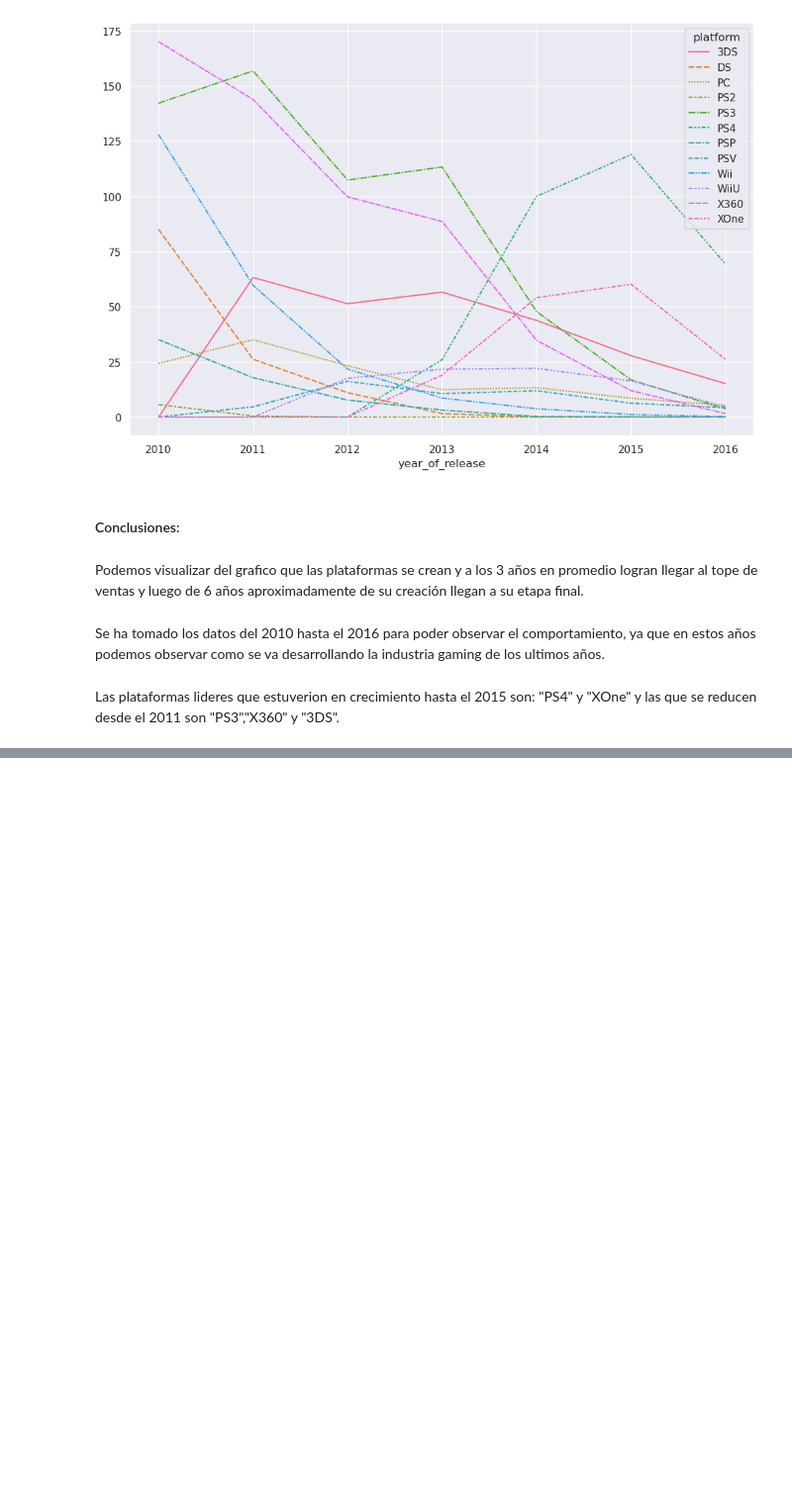
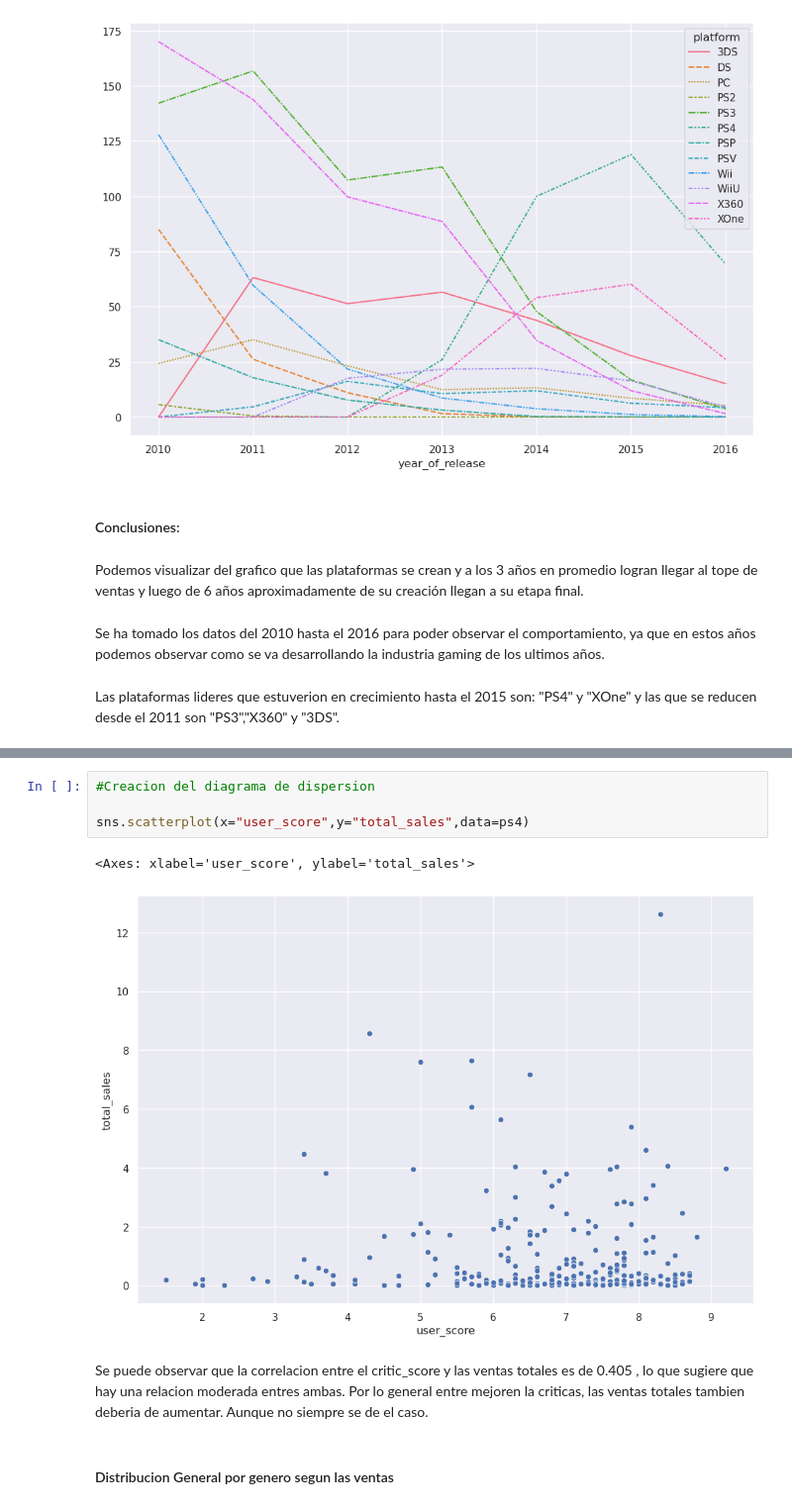
Before and after one commit to ManuelMorales-26/Analitics_game, a Jupyter notebook: games.ipynb, the cells around one changed output, grey strips where cells are left out. Shown at 99% size. Drawn from its saved outputs; the diff is of its cells as text; blank space fills up the shorter version.

```diff
--- a/games.ipynb
+++ b/games.ipynb
@@ -300,0 +341,11 @@ Las plataformas lideres que estuverion en crecimiento hasta el 2015 son: "PS4" y
+# %%
+#Creacion del diagrama de dispersion
+
+sns.scatterplot(x="user_score",y="total_sales",data=ps4)
+# %% [output]
+<Axes: xlabel='user_score', ylabel='total_sales'>
+[figure, added]
+# %% [markdown]
+Se puede observar que la correlacion entre el critic_score y las ventas totales es de 0.405 , lo que sugiere que hay una relacion moderada entres ambas. Por lo general entre mejoren la criticas, las ventas totales tambien deberia de aumentar. Aunque no siempre se de el caso.
+# %% [markdown]
+#### Distribucion General por genero segun las ventas
```
Also changed, not shown: parts of 24 cells of this notebook.
